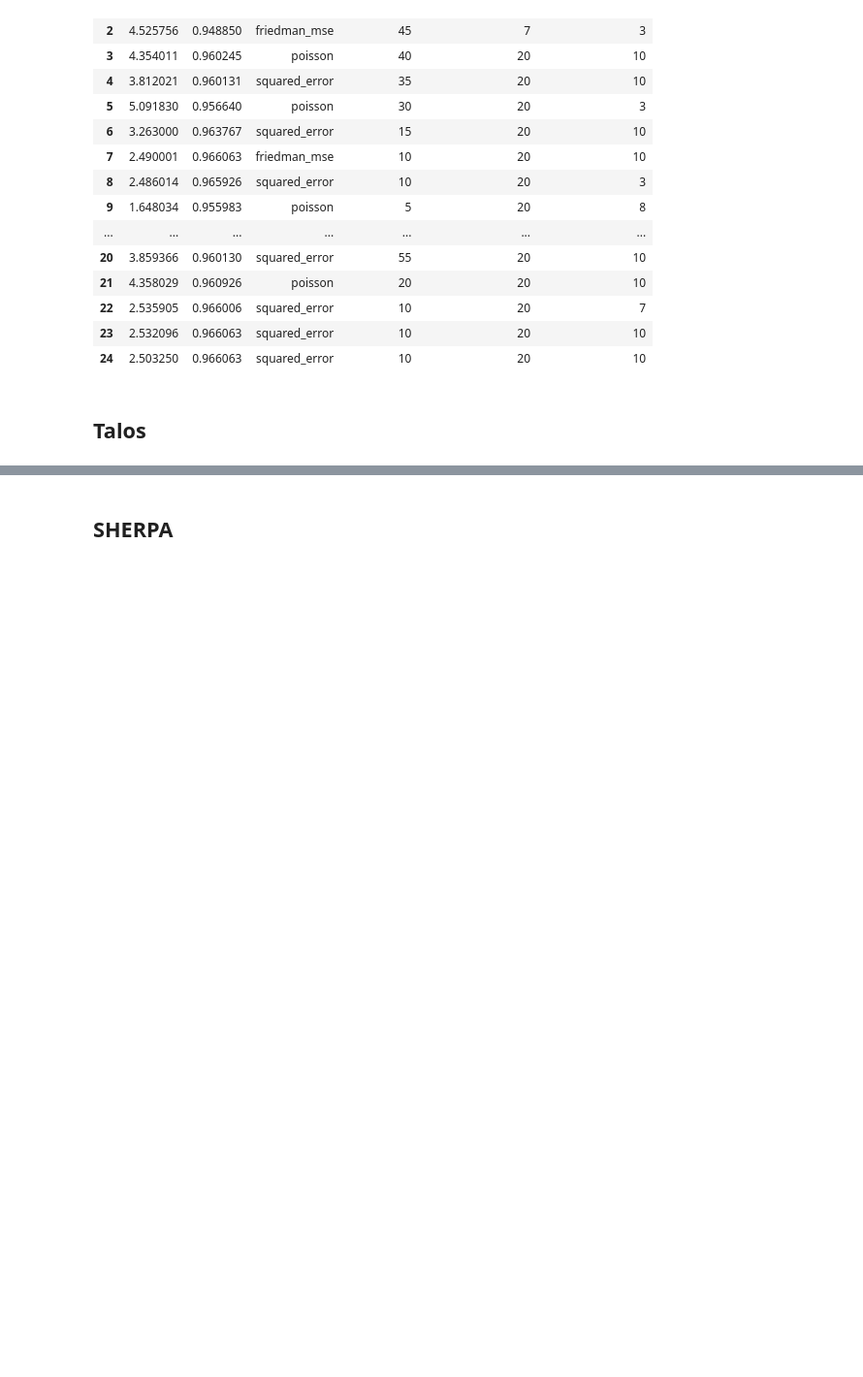
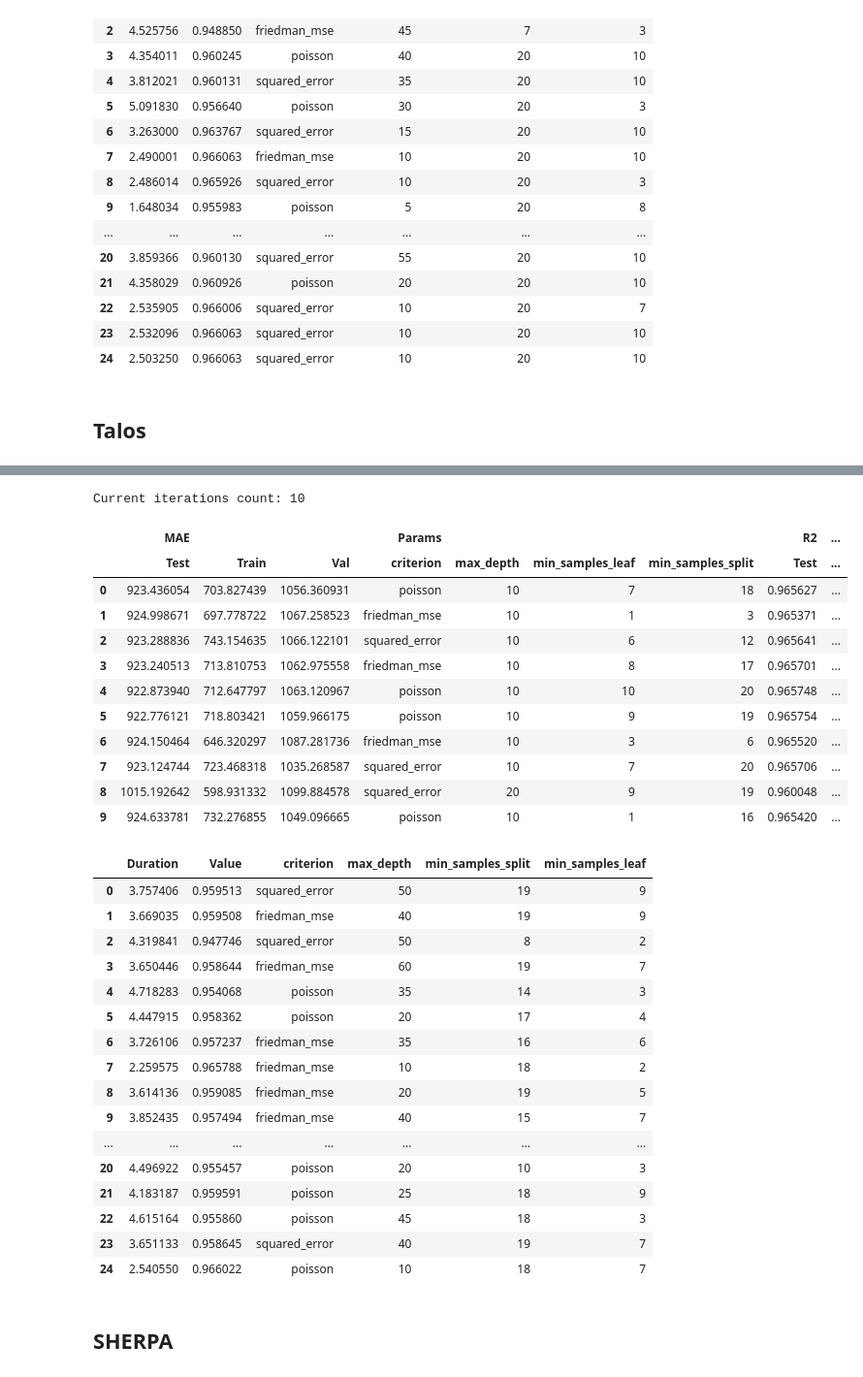
Before and after one commit to Renhas/Framework-Analysis, a Jupyter notebook: notebooks/Frameworks.ipynb, the cells around one changed output, grey strips where cells are left out. Shown at 97% size. Saved outputs shown, nothing was run; the diff lists cells and outputs as text; code cells hidden in the pictures; blank space fills up the shorter version.

Commit message:
Talos results

```diff
--- a/notebooks/Frameworks.ipynb
+++ b/notebooks/Frameworks.ipynb
@@ -1271,0 +1279,6 @@ Current iterations count: 10
+# %%
+class TalosHistory():
+    def __init__(self, cv_results) -> None:
+        self.history = {"val_cv_results": [cv_results],
+                        "metric": [cv_results["test_r2"].mean()],
+                        "val_temp": [np.NaN]}
@@ -1271,0 +1359,30 @@ Current iterations count: 10
+# %%
+class TalosManager(FrameworkManager):
+    def __init__(self, model_class):
+        super().__init__(model_class, SaveLoader(PathManager("Talos")))
+
+    def __optimize(self):
+        objective = TalosObjective(self)
+        start_time = time.time()
+        scan_obj = talos.Scan(copy.deepcopy(x_train.values),
+                              copy.deepcopy(y_train.values),
+                              objective.space, objective.objective, "TalosSeek",
+                              val_split=0, round_limit=CFG.n_trials,
+                              reduction_metric="metric",
+                              save_weights=False, clear_session=False,
+                              disable_progress_bar=True)
+        end_time = time.time() - start_time
+        return scan_obj, end_time
+
+    @staticmethod
+    def __format_results(converter: TalosConverter, end_time):
+        trials_results = converter.trials_results()
+        trials_results[("Time", "Iteration")] = end_time
+        return converter.trials_history(), trials_results
+
+    def one_iteration(self):
+        scan_obj, end_time = self.__optimize()
+        converter = TalosConverter(scan_obj)
+        history, results = TalosManager.__format_results(converter,
+                                                         end_time)
+        return history, results, converter.best_params()
@@ -1271,0 +1391,2 @@ Current iterations count: 10
+# %%
+manager_talos = TalosManager(DecisionTreeRegressor)
@@ -1272,3 +1406,40 @@ Current iterations count: 10
+# %%
+results_talos = manager_talos.loader.load_results()
+results_talos = results_talos.sort_index(axis=1, level=[0])
+print(f"Current iterations count: {manager_talos.loader.iter_count}")
+display(results_talos)
+display(manager_talos.loader.load_trials(0))
+# %% [output]
+Current iterations count: 10
+|  | MAE |  |  | Params |  |  |  | R2 | ... |
+|  | Test | Train | Val | criterion | max_depth | min_samples_leaf | min_samples_split | Test | ... |
+| 0 | 923.436054 | 703.827439 | 1056.360931 | poisson | 10 | 7 | 18 | 0.965627 | ... |
+| 1 | 924.998671 | 697.778722 | 1067.258523 | friedman_mse | 10 | 1 | 3 | 0.965371 | ... |
+| 2 | 923.288836 | 743.154635 | 1066.122101 | squared_error | 10 | 6 | 12 | 0.965641 | ... |
+| 3 | 923.240513 | 713.810753 | 1062.975558 | friedman_mse | 10 | 8 | 17 | 0.965701 | ... |
+| 4 | 922.873940 | 712.647797 | 1063.120967 | poisson | 10 | 10 | 20 | 0.965748 | ... |
+| 5 | 922.776121 | 718.803421 | 1059.966175 | poisson | 10 | 9 | 19 | 0.965754 | ... |
+| 6 | 924.150464 | 646.320297 | 1087.281736 | friedman_mse | 10 | 3 | 6 | 0.965520 | ... |
+| 7 | 923.124744 | 723.468318 | 1035.268587 | squared_error | 10 | 7 | 20 | 0.965706 | ... |
+| 8 | 1015.192642 | 598.931332 | 1099.884578 | squared_error | 20 | 9 | 19 | 0.960048 | ... |
+| 9 | 924.633781 | 732.276855 | 1049.096665 | poisson | 10 | 1 | 16 | 0.965420 | ... |
+|  | Duration | Value | criterion | max_depth | min_samples_split | min_samples_leaf |
+| 0 | 3.757406 | 0.959513 | squared_error | 50 | 19 | 9 |
+| 1 | 3.669035 | 0.959508 | friedman_mse | 40 | 19 | 9 |
+| 2 | 4.319841 | 0.947746 | squared_error | 50 | 8 | 2 |
+| 3 | 3.650446 | 0.958644 | friedman_mse | 60 | 19 | 7 |
+| 4 | 4.718283 | 0.954068 | poisson | 35 | 14 | 3 |
+| 5 | 4.447915 | 0.958362 | poisson | 20 | 17 | 4 |
+| 6 | 3.726106 | 0.957237 | friedman_mse | 35 | 16 | 6 |
+| 7 | 2.259575 | 0.965788 | friedman_mse | 10 | 18 | 2 |
+| 8 | 3.614136 | 0.959085 | friedman_mse | 20 | 19 | 5 |
+| 9 | 3.852435 | 0.957494 | friedman_mse | 40 | 15 | 7 |
+| ... | ... | ... | ... | ... | ... | ... |
+| 20 | 4.496922 | 0.955457 | poisson | 20 | 10 | 3 |
+| 21 | 4.183187 | 0.959591 | poisson | 25 | 18 | 9 |
+| 22 | 4.615164 | 0.955860 | poisson | 45 | 18 | 3 |
+| 23 | 3.651133 | 0.958645 | squared_error | 40 | 19 | 7 |
+| 24 | 2.540550 | 0.966022 | poisson | 10 | 18 | 7 |
 # %% [markdown]
 ## SHERPA
 # %% [markdown]
```
Also changed, not shown: parts of 8 cells of this notebook, 21 other files.
